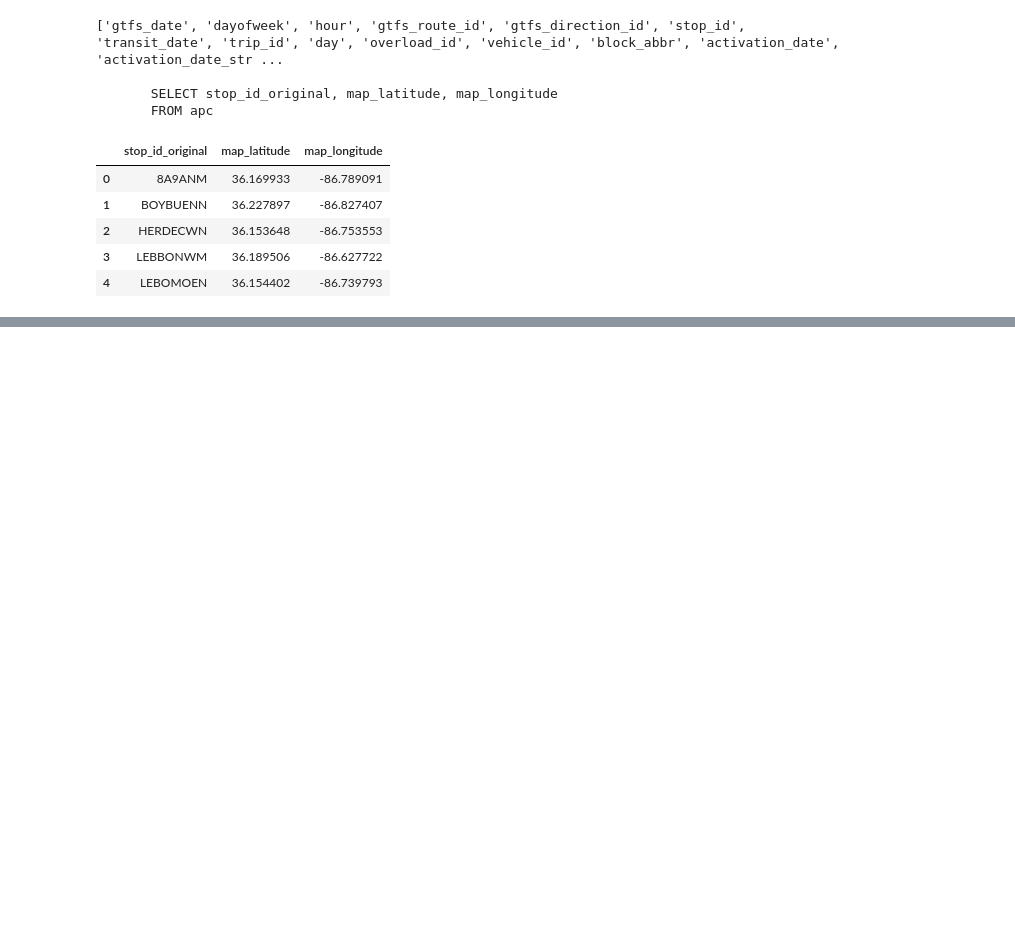
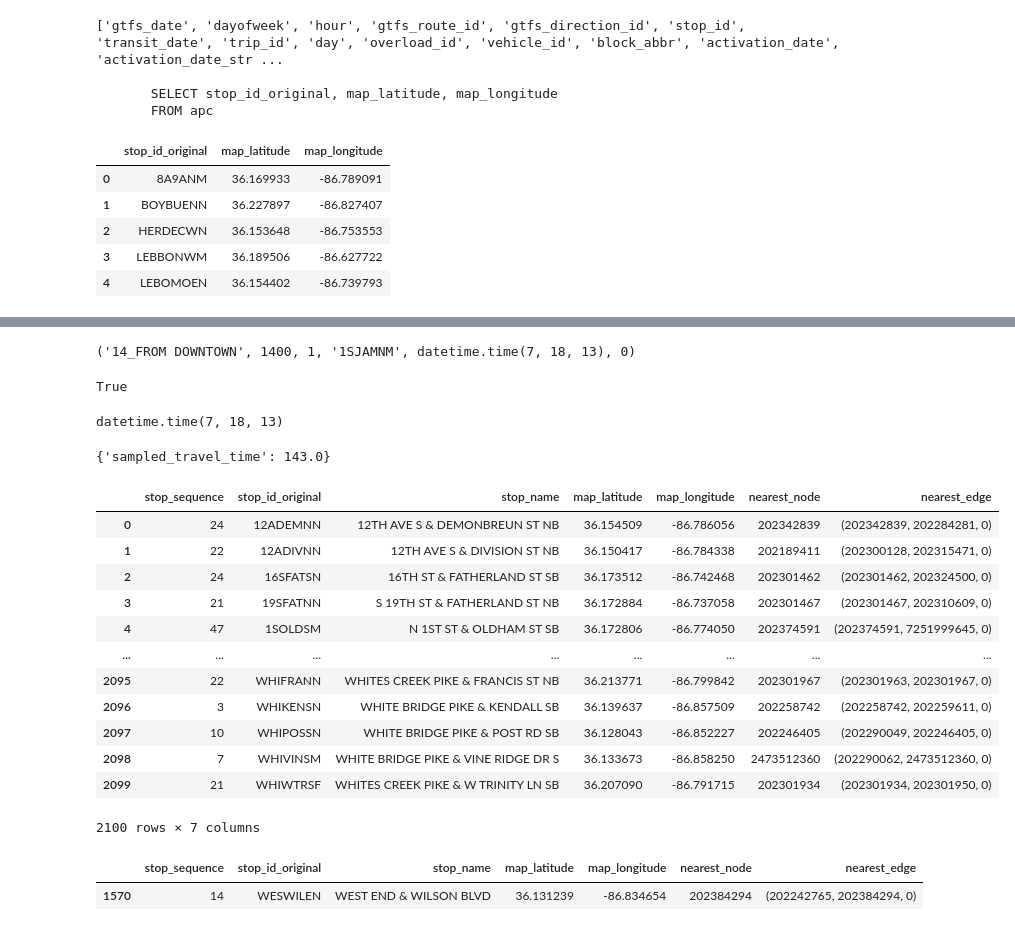
Before and after one commit to jptalusan/ICCPS_stationing, a Jupyter notebook: data_generation/all_stops_matching_tt_dd.ipynb, the cells around one changed output, grey strips where cells are left out. Saved outputs shown, nothing was run; the diff lists cells and outputs as text; code cells hidden in the pictures; blank space fills up the shorter version.

```diff
--- a/data_generation/all_stops_matching_tt_dd.ipynb
+++ b/data_generation/all_stops_matching_tt_dd.ipynb
@@ -66,0 +153,25 @@ apcdf.shape
+# %%
+list(sampled_travel_time_dict.keys())[0]
+# %% [output]
+('14_FROM DOWNTOWN', 1400, 1, '1SJAMNM', datetime.time(7, 18, 13), 0)
+# %%
+import datetime as dt
+
+dt.datetime.strptime("7:18:13", "%H:%M:%S").time() == dt.time(7, 18, 13)
+# %% [output]
+True
+# %%
+dt.time(7, 18, 13)
+# %% [output]
+datetime.time(7, 18, 13)
+# %%
+rid = '14_FROM DOWNTOWN'
+bid = 1400
+ssq = 1
+sid = 'MCC4_20'
+tme = dt.datetime.strptime("7:18:13", "%H:%M:%S").time()
+wkd = 0
+key = (rid, bid, ssq, sid, tme, wkd)
+sampled_travel_time_dict[key]
+# %% [output]
+{'sampled_travel_time': 143.0}
@@ -66,0 +180,24 @@ apcdf.shape
+# %%
+import pandas as pd
+fp = 'results/stops_node_matching.pkl'
+df = pd.read_pickle(fp)
+df
+# %% [output]
+|  | stop_sequence | stop_id_original | stop_name | map_latitude | map_longitude | nearest_node | nearest_edge |
+| 0 | 24 | 12ADEMNN | 12TH AVE S & DEMONBREUN ST NB | 36.154509 | -86.786056 | 202342839 | (202342839, 202284281, 0) |
+| 1 | 22 | 12ADIVNN | 12TH AVE S & DIVISION ST NB | 36.150417 | -86.784338 | 202189411 | (202300128, 202315471, 0) |
+| 2 | 24 | 16SFATSN | 16TH ST & FATHERLAND ST SB | 36.173512 | -86.742468 | 202301462 | (202301462, 202324500, 0) |
+| 3 | 21 | 19SFATNN | S 19TH ST & FATHERLAND ST NB | 36.172884 | -86.737058 | 202301467 | (202301467, 202310609, 0) |
+| 4 | 47 | 1SOLDSM | N 1ST ST & OLDHAM ST SB | 36.172806 | -86.774050 | 202374591 | (202374591, 7251999645, 0) |
+| ... | ... | ... | ... | ... | ... | ... | ... |
+| 2095 | 22 | WHIFRANN | WHITES CREEK PIKE & FRANCIS ST NB | 36.213771 | -86.799842 | 202301967 | (202301963, 202301967, 0) |
+| 2096 | 3 | WHIKENSN | WHITE BRIDGE PIKE & KENDALL SB | 36.139637 | -86.857509 | 202258742 | (202258742, 202259611, 0) |
+| 2097 | 10 | WHIPOSSN | WHITE BRIDGE PIKE & POST RD SB | 36.128043 | -86.852227 | 202246405 | (202290049, 202246405, 0) |
+| 2098 | 7 | WHIVINSM | WHITE BRIDGE PIKE & VINE RIDGE DR S | 36.133673 | -86.858250 | 2473512360 | (202290062, 2473512360, 0) |
+| 2099 | 21 | WHIWTRSF | WHITES CREEK PIKE & W TRINITY LN SB | 36.207090 | -86.791715 | 202301934 | (202301934, 202301950, 0) |
+2100 rows × 7 columns
+# %%
+df[df['stop_id_original'].str.contains('WESWILEN')]
+# %% [output]
+|  | stop_sequence | stop_id_original | stop_name | map_latitude | map_longitude | nearest_node | nearest_edge |
+| 1570 | 14 | WESWILEN | WEST END & WILSON BLVD | 36.131239 | -86.834654 | 202384294 | (202242765, 202384294, 0) |
```
Also changed, not shown: parts of 22 cells of this notebook, 12 other files.
